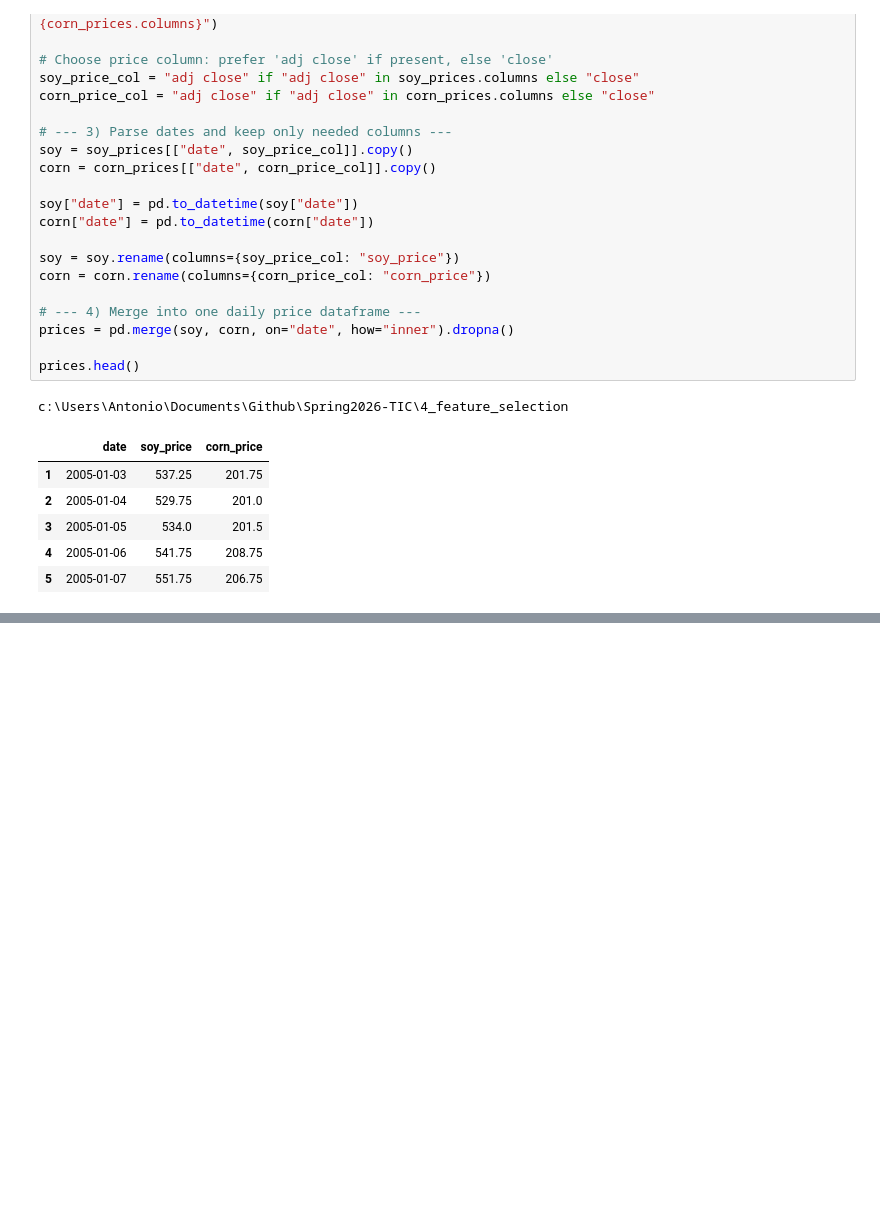
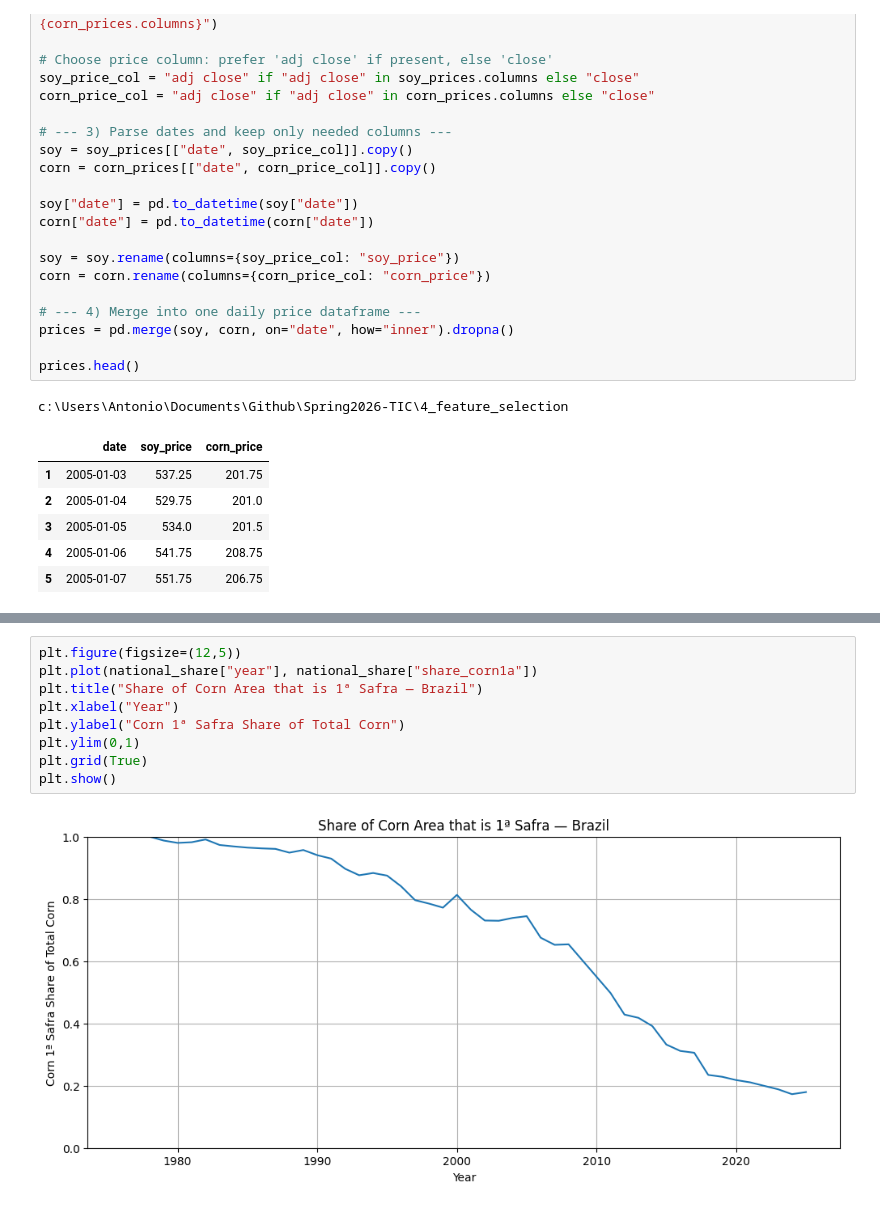
Before and after one commit to wiktorgrocholewski/Spring2026-TIC, a Jupyter notebook: 4_feature_selection/Antonio_model.ipynb, the cells around one changed output, grey strips where cells are left out. Drawn from its saved outputs; the diff is of its cells as text; blank space fills up the shorter version.

Commit message:
safra1 vs safra2

```diff
--- a/4_feature_selection/Antonio_model.ipynb
+++ b/4_feature_selection/Antonio_model.ipynb
@@ -422,0 +472,11 @@ c:\Users\Antonio\Documents\Github\Spring2026-TIC\4_feature_selection
+# %%
+plt.figure(figsize=(12,5))
+plt.plot(national_share["year"], national_share["share_corn1a"])
+plt.title("Share of Corn Area that is 1ª Safra — Brazil")
+plt.xlabel("Year")
+plt.ylabel("Corn 1ª Safra Share of Total Corn")
+plt.ylim(0,1)
+plt.grid(True)
+plt.show()
+# %% [output]
+[figure, added]
```
Also changed, not shown: parts of 4 cells of this notebook.
